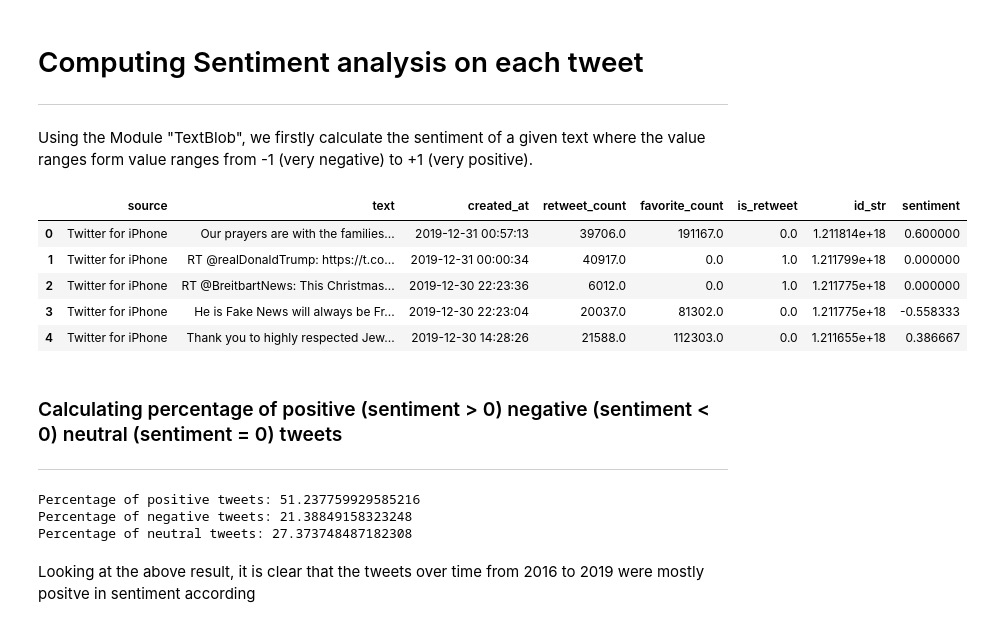
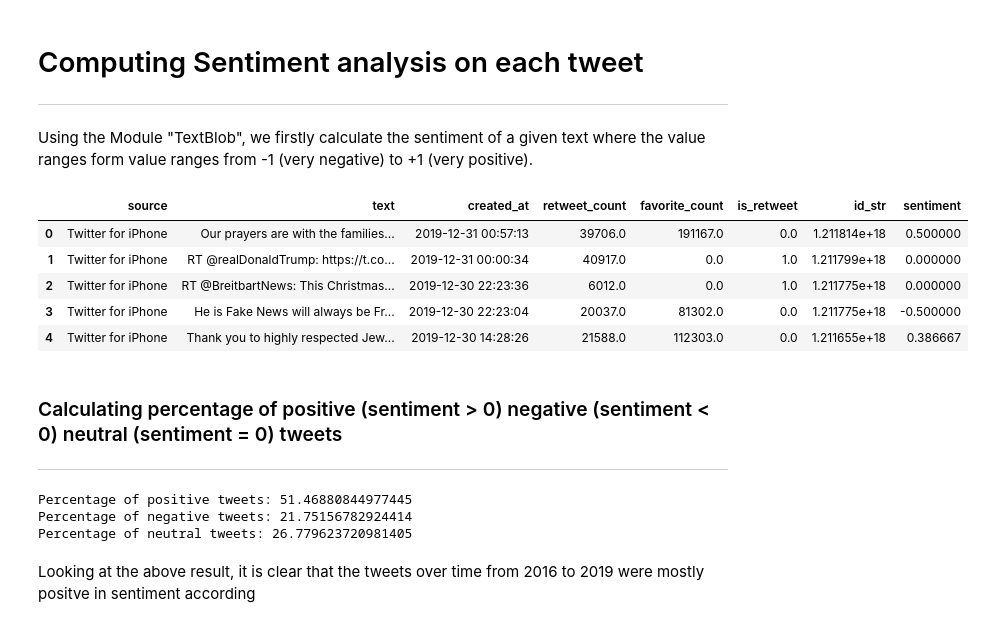
Before and after one commit to ssagun/SentAnalysisVIX, a Jupyter notebook: SentimentAnalysis.ipynb, the cells around one changed output. Cells and saved outputs as stored; diff of their text form; code cells hidden in the pictures.

```diff
--- a/SentimentAnalysis.ipynb
+++ b/SentimentAnalysis.ipynb
@@ -5,37 +5,42 @@ Using the Module "TextBlob", we firstly calculate the sentiment of a given text
 # %%
 import pandas as pd
 from textblob import TextBlob
 from datetime import datetime
 from math import sqrt
 import chardet
 
+def clean_text(txt):
+    #This function removes special characters from the text
+    return ' '.join(re.sub("(@[A-Za-z0-9]+)|([^0-9A-Za-z \t])|(\w+:\/\/\S+)", " ", txt).split())
+
 # Function to calculate sentiment using TextBlob
 def calculate_sentiment(text):
-    analysis = TextBlob(text)
+    clean_txt = clean_text(text)
+    analysis = TextBlob(clean_txt)
     return analysis.sentiment.polarity
 
 data = pd.read_excel('trump_tweets.xlsx')
 
 # Convert 'created_at' to datetime
 data['created_at'] = pd.to_datetime(data['created_at'], format='%m-%d-%Y %H:%M:%S')
 
 
 # Calculate sentiment for each text
 sentiments = []
 for text in data['text']:
     sentiment = calculate_sentiment(text)
     sentiments.append(sentiment)
 
 # Append the sentiment scores as a new column
 data['sentiment'] = sentiments
 
 data.head()
 # %% [output]
 |  | source | text | created_at | retweet_count | favorite_count | is_retweet | id_str | sentiment |
-| 0 | Twitter for iPhone | Our prayers are with the families... | 2019-12-31 00:57:13 | 39706.0 | 191167.0 | 0.0 | 1.211814e+18 | 0.600000 |
+| 0 | Twitter for iPhone | Our prayers are with the families... | 2019-12-31 00:57:13 | 39706.0 | 191167.0 | 0.0 | 1.211814e+18 | 0.500000 |
 | 1 | Twitter for iPhone | RT @realDonaldTrump: https://t.co... | 2019-12-31 00:00:34 | 40917.0 | 0.0 | 1.0 | 1.211799e+18 | 0.000000 |
 | 2 | Twitter for iPhone | RT @BreitbartNews: This Christmas... | 2019-12-30 22:23:36 | 6012.0 | 0.0 | 1.0 | 1.211775e+18 | 0.000000 |
-| 3 | Twitter for iPhone | He is Fake News will always be Fr... | 2019-12-30 22:23:04 | 20037.0 | 81302.0 | 0.0 | 1.211775e+18 | -0.558333 |
+| 3 | Twitter for iPhone | He is Fake News will always be Fr... | 2019-12-30 22:23:04 | 20037.0 | 81302.0 | 0.0 | 1.211775e+18 | -0.500000 |
 | 4 | Twitter for iPhone | Thank you to highly respected Jew... | 2019-12-30 14:28:26 | 21588.0 | 112303.0 | 0.0 | 1.211655e+18 | 0.386667 |
 # %% [markdown]
 ### Calculating percentage of positive (sentiment > 0) negative (sentiment < 0) neutral (sentiment = 0) tweets
@@ -55,9 +60,9 @@ print("Percentage of positive tweets:", positive_percentage)
 print("Percentage of negative tweets:", negative_percentage)
 print("Percentage of neutral tweets:", neutral_percentage)
 # %% [output]
-Percentage of positive tweets: 51.237759929585216
-Percentage of negative tweets: 21.38849158323248
-Percentage of neutral tweets: 27.373748487182308
+Percentage of positive tweets: 51.46880844977445
+Percentage of negative tweets: 21.75156782924414
+Percentage of neutral tweets: 26.779623720981405
 # %% [markdown]
 Looking at the above result, it is clear that the tweets over time from 2016 to 2019 were mostly positve in sentiment according
 # %% [markdown]
```
Also changed, not shown: parts of 9 cells of this notebook.
